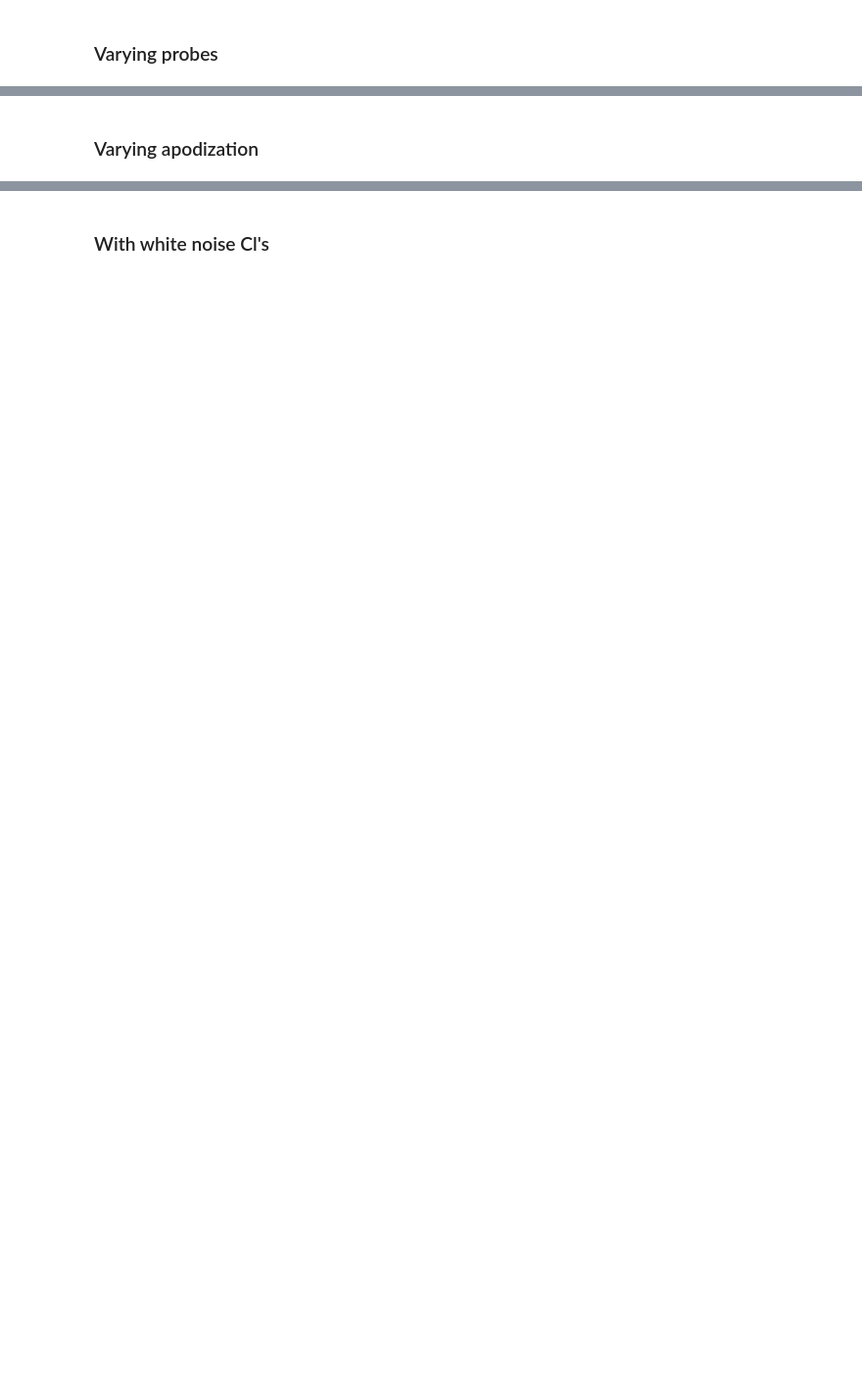
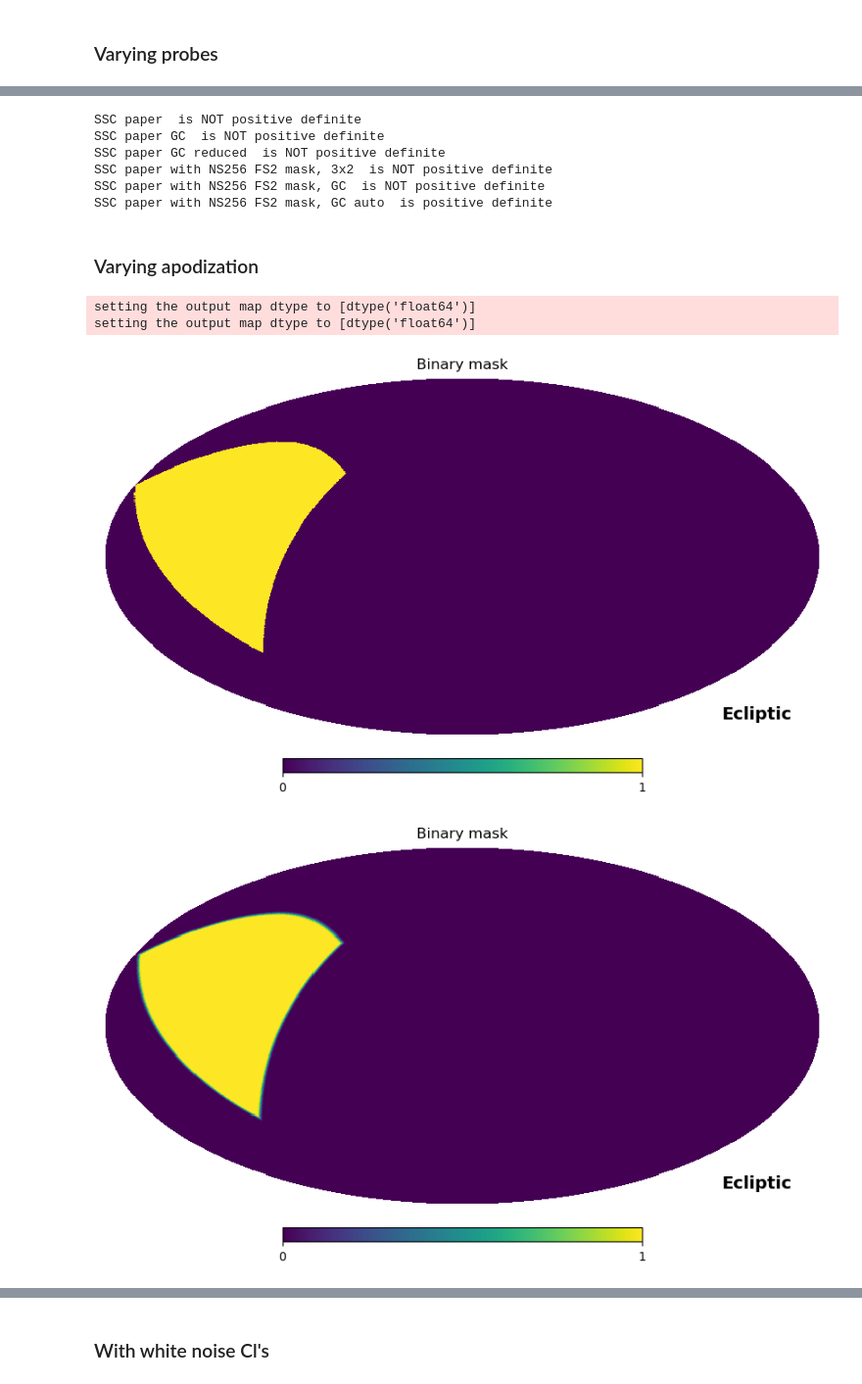
Before and after one commit to gouyoub/estimators_phot, a Jupyter notebook: test_posdef_cov.ipynb, the cells around one changed output, grey strips where cells are left out. Shown at 98% size. Cells and saved outputs as stored; diff of their text form; code cells hidden in the pictures; blank space fills up the shorter version.

```diff
--- a/test_posdef_cov.ipynb
+++ b/test_posdef_cov.ipynb
@@ -143,2 +201,37 @@ MemoryError: Unable to allocate 428. GiB for an array with shape (239616, 239616
+# %%
+cu.pos_def(cov_SSC_paper, 'SSC paper')
+cu.pos_def(cov_SSC_paper_GC, 'SSC paper GC')
+cu.pos_def(cov_SSC_paper_GC_reduced, 'SSC paper GC reduced')
+
+
+cu.pos_def(cov_SSC_paper_3x2_re, 'SSC paper with NS256 FS2 mask, 3x2')
+cu.pos_def(cov_SSC_paper_GC_re, 'SSC paper with NS256 FS2 mask, GC')
+cu.pos_def(cov_SSC_paper_GCauto_re, 'SSC paper with NS256 FS2 mask, GC auto')
+# %% [output]
+SSC paper  is NOT positive definite
+SSC paper GC  is NOT positive definite
+SSC paper GC reduced  is NOT positive definite
+SSC paper with NS256 FS2 mask, 3x2  is NOT positive definite
+SSC paper with NS256 FS2 mask, GC  is NOT positive definite
+SSC paper with NS256 FS2 mask, GC auto  is positive definite
 # %% [markdown]
 ### Varying apodization
+# %%
+aposcale = 2.5
+mask_flagship_C1 = nmt.mask_apodization(mask_flagship, aposcale, apotype="C1")
+mask_flagship_C2 = nmt.mask_apodization(mask_flagship, aposcale, apotype="C2")
+
+hp.write_map('/home/hidra2/gouyou/euclid/nl_bias_flagship/data/mask/flagship2_mask_C1_binary_NS256.fits',
+             mask_flagship_C1, overwrite=True)
+hp.write_map('/home/hidra2/gouyou/euclid/nl_bias_flagship/data/mask/flagship2_mask_C2_binary_NS256.fits',
+             mask_flagship_C2, overwrite=True)
+
+hp.mollview(mask_flagship, title='Binary mask', coord=['G', 'E'])
+hp.mollview(mask_flagship_C1, title='Binary mask', coord=['G', 'E'])
+hp.mollview(mask_flagship_C2, title='Binary mask', coord=['G', 'E'])
+plt.show()
+# %% [output]
+setting the output map dtype to [dtype('float64')]
+setting the output map dtype to [dtype('float64')]
+[figure, added]
+[figure, added]
```
Also changed, not shown: parts of 40 cells of this notebook, 9 other files.
